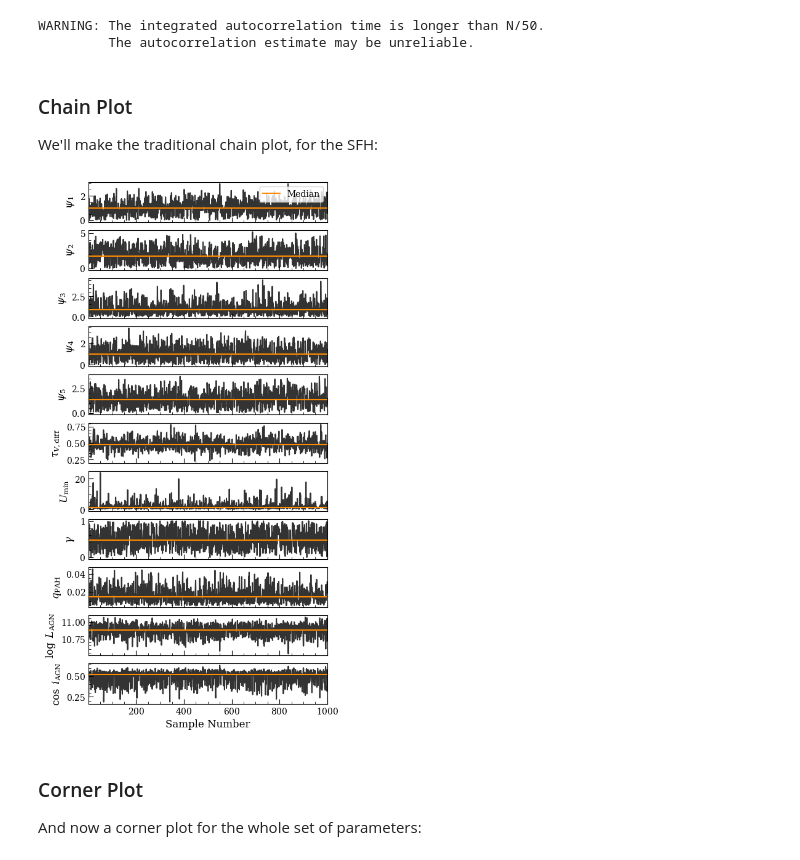
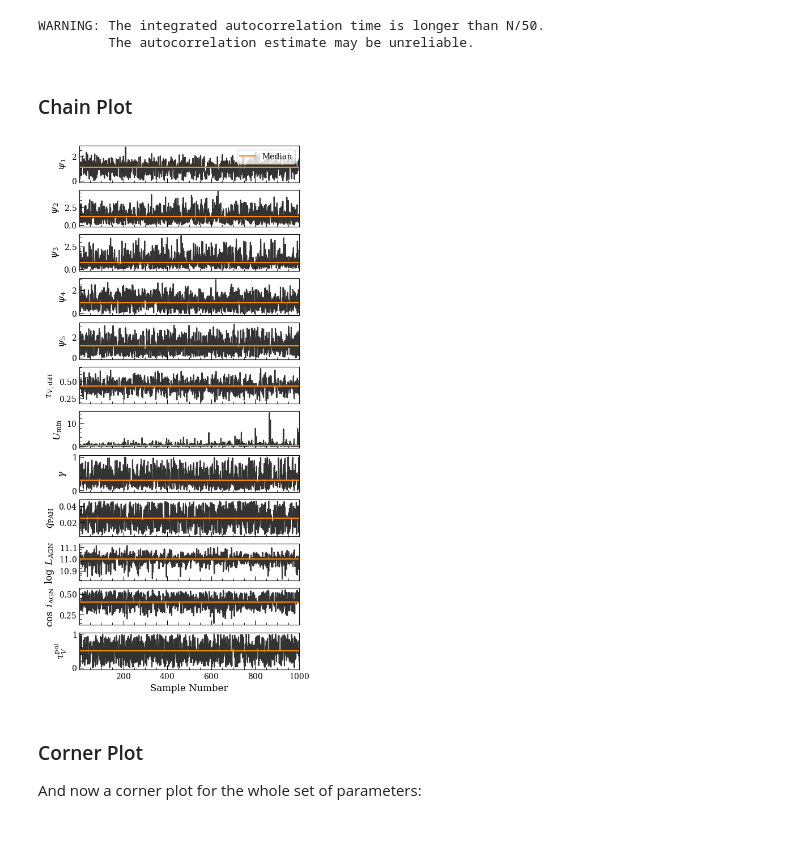
Before and after one commit to ebmonson/lightningpy, a Jupyter notebook: examples/notebooks/fit_sim_AGN_demo.ipynb, the cells around one changed output. Cells and saved outputs as stored; diff of their text form; code cells hidden in the pictures; blank space fills up the shorter version.

```diff
--- a/examples/notebooks/fit_sim_AGN_demo.ipynb
+++ b/examples/notebooks/fit_sim_AGN_demo.ipynb
@@ -46,9 +67,9 @@ l = Lightning(filter_labels,
 params = np.array([1,1,1,1,1,
                    0.3, 0.0, 0.0,
                    2, 1, 3e5, 0.1, 0.01,
-                   11, 0.5, 7])
+                   11, 0.5, 7, 0.1])
 
-Lmod, _ = l.get_model_lnu(params)
+Lmod, _ = lgh.get_model_lnu(params)
 
 snr = 10.0
 
@@ -66,22 +87,22 @@ fsim_unc = (Lsim_unc  * u.Lsun / u.Hz / (4 * np.pi * DL**2)).to(u.mJy).value
 # Note the warning generated by this step -- the minimum luminosity distance is probably something
 # we ought to change; we'll want to add the option to specify a luminosity distance rather than
 # a redshift for very nearby galaxies.
-l.flux_obs = fsim
-l.flux_unc = fsim_unc
+lgh.flux_obs = fsim
+lgh.flux_unc = fsim_unc
 # %% [markdown]
 ## Fit with `emcee`
 # %%
 p = np.array([1,1,1,1,1,
               0.3, 0.0, 0.0,
               2, 1, 3e5, 0.1, 0.01,
-              11, 0.5, 7])
+              11, 0.5, 7, 0.1])
 
 # Currently the setup is to provide this mask that tells
 # lightning which parameters are constant
 const_dim = np.array([False, False, False, False, False,
                       False, True, True,
                       True, False, True, False, False,
-                      False, False, True])
+                      False, False, True, False])
 
 priors = [UniformPrior([0, 1e1]), # SFH
           UniformPrior([0, 1e1]),
@@ -98,7 +119,8 @@ priors = [UniformPrior([0, 1e1]), # SFH
           UniformPrior([0.0047, 0.0458]), # q_PAH
           UniformPrior([10, 12]), # L_AGN
           UniformPrior([0,1]), # cos i
-          None # tau97
+          None, # tau97
+          UniformPrior([0, 1]) # tau PD
          ]
 
 var_dim = ~const_dim
@@ -112,13 +134,13 @@ p0[:, const_dim] = p[const_dim]
 
 # Will print a tqdm progress bar -- note that the pure models s-1 throughput
 # is the number of iterations s-1 that it shows multiplied by the number of walkers.
-mcmc = l.fit(p0,
-             method='emcee',
-             Nwalkers=Nwalkers,
-             Nsteps=Nsteps,
-             const_dim=const_dim,
-             priors=priors
-             )
+mcmc = lgh.fit(p0,
+               method='emcee',
+               Nwalkers=Nwalkers,
+               Nsteps=Nsteps,
+               const_dim=const_dim,
+               priors=priors
+               )
 # %% [markdown]
 Check on the acceptance fraction and construct the final chain:
 # %%
@@ -145,7 +167,9 @@ state = mcmc.run_mcmc(None, 5000, progress=True)
 #   and won't give us the autocorrelation scale if even one parameter is slightly longer than N/50
 # - Re-run the whole MCMC (expensive)
 # - Simply continue the MCMC where it left off by doing mcmc.run_mcmc(None, Nsteps).
-chain, logprob_chain, tau_ac = l.get_mcmc_chains(mcmc, discard=2000, thin=500)
+chain, logprob_chain, tau_ac = l.get_mcmc_chains(mcmc, discard=2000, thin=500,
+                                                 const_dim=const_dim,
+                                                 const_vals=p[const_dim])
 # %% [output]
 WARNING: The integrated autocorrelation time is longer than N/50.
          The autocorrelation estimate may be unreliable.
@@ -158,12 +182,12 @@ param_arr[:, var_dim] = chain
-# %% [markdown]
-### Chain Plot
-We'll make the traditional chain plot, for the SFH:
+# %% [markdown]
+### Chain Plot
 # %%
-from lightning.plots import chain_plot
+# from lightning.plots import chain_plot
 
-fig, axs = chain_plot(l, param_arr, color='k', alpha=0.8)
+# fig, axs = chain_plot(l, param_arr, color='k', alpha=0.8)
+fig, axs = lgh.chain_plot(chain, color='k', alpha=0.8)
 # %% [output]
-[figure, old version]
+[figure, new version]
 # %% [markdown]
 ### Corner Plot
 And now a corner plot for the whole set of parameters:
```
Also changed, not shown: parts of 8 cells of this notebook.
